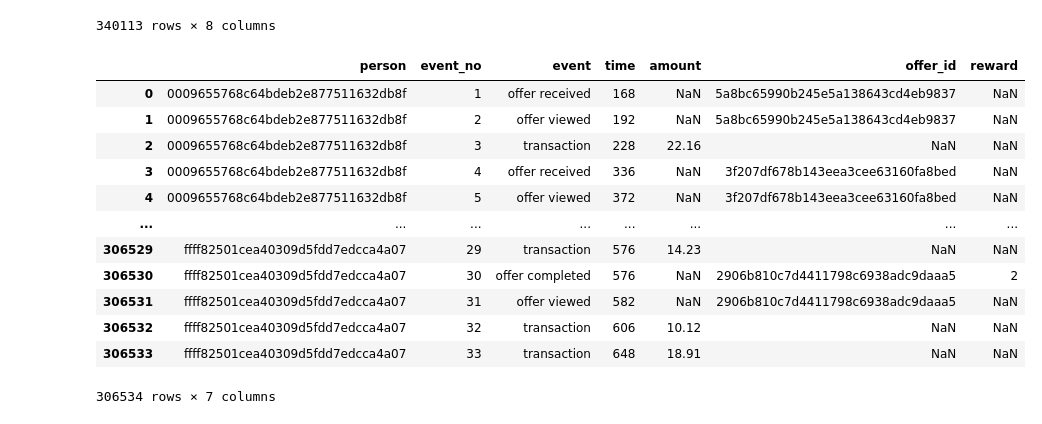
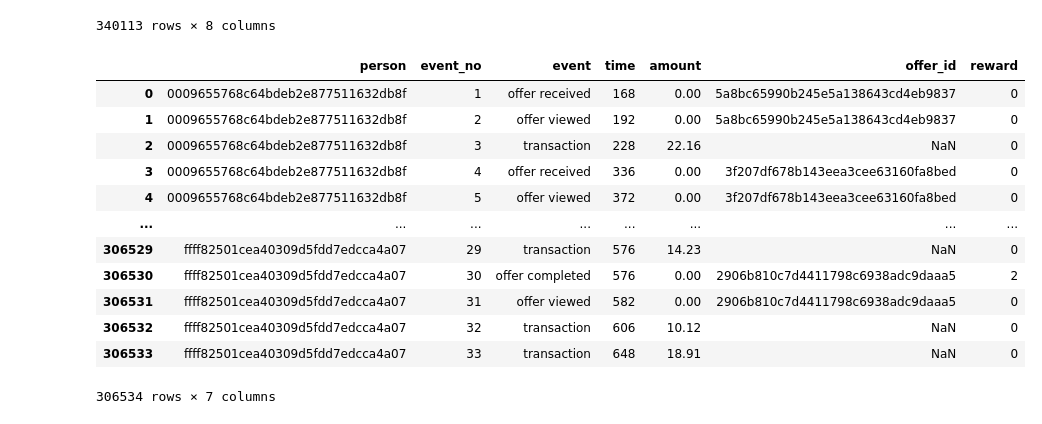
Before and after one commit to felipe-takaoka/starbucks-capstone, a Jupyter notebook: Starbucks_Capstone_notebook.ipynb, the cells around one changed output. Saved outputs shown, nothing was run; the diff lists cells and outputs as text; code cells hidden in the pictures.

```diff
--- a/Starbucks_Capstone_notebook.ipynb
+++ b/Starbucks_Capstone_notebook.ipynb
@@ -199,28 +199,36 @@ transcript_temp
 # %%
 # Pivot
 transcript_df = transcript_temp.pivot(
         index=["person", "event_no", "event", "time"],
         columns="k",
         values="v"
     )
 
-# Reset index and coalesce multiple definitions of offer id
+# Reset index
 transcript_df = transcript_df.reset_index()
 transcript_df.columns.name = None
+
+# Clean up values
 transcript_df["offer_id"] = transcript_df["offer_id"].combine_first(transcript_df["offer id"])
 transcript_df = transcript_df.drop(columns="offer id")
+transcript_df["amount"] = pd.to_numeric(transcript_df["amount"])
+
+# Fill amount and reward with 0 when nan for ease of manipulation
+transcript_df["amount"] = transcript_df["amount"].fillna(0)
+transcript_df["reward"] = transcript_df["reward"].fillna(0)
+
 transcript_df
 # %% [output]
 |  | person | event_no | event | time | amount | offer_id | reward |
-| 0 | 0009655768c64bdeb2e877511632db8f | 1 | offer received | 168 | NaN | 5a8bc65990b245e5a138643cd4eb9837 | NaN |
-| 1 | 0009655768c64bdeb2e877511632db8f | 2 | offer viewed | 192 | NaN | 5a8bc65990b245e5a138643cd4eb9837 | NaN |
-| 2 | 0009655768c64bdeb2e877511632db8f | 3 | transaction | 228 | 22.16 | NaN | NaN |
-| 3 | 0009655768c64bdeb2e877511632db8f | 4 | offer received | 336 | NaN | 3f207df678b143eea3cee63160fa8bed | NaN |
-| 4 | 0009655768c64bdeb2e877511632db8f | 5 | offer viewed | 372 | NaN | 3f207df678b143eea3cee63160fa8bed | NaN |
+| 0 | 0009655768c64bdeb2e877511632db8f | 1 | offer received | 168 | 0.00 | 5a8bc65990b245e5a138643cd4eb9837 | 0 |
+| 1 | 0009655768c64bdeb2e877511632db8f | 2 | offer viewed | 192 | 0.00 | 5a8bc65990b245e5a138643cd4eb9837 | 0 |
+| 2 | 0009655768c64bdeb2e877511632db8f | 3 | transaction | 228 | 22.16 | NaN | 0 |
+| 3 | 0009655768c64bdeb2e877511632db8f | 4 | offer received | 336 | 0.00 | 3f207df678b143eea3cee63160fa8bed | 0 |
+| 4 | 0009655768c64bdeb2e877511632db8f | 5 | offer viewed | 372 | 0.00 | 3f207df678b143eea3cee63160fa8bed | 0 |
 | ... | ... | ... | ... | ... | ... | ... | ... |
-| 306529 | ffff82501cea40309d5fdd7edcca4a07 | 29 | transaction | 576 | 14.23 | NaN | NaN |
-| 306530 | ffff82501cea40309d5fdd7edcca4a07 | 30 | offer completed | 576 | NaN | 2906b810c7d4411798c6938adc9daaa5 | 2 |
-| 306531 | ffff82501cea40309d5fdd7edcca4a07 | 31 | offer viewed | 582 | NaN | 2906b810c7d4411798c6938adc9daaa5 | NaN |
-| 306532 | ffff82501cea40309d5fdd7edcca4a07 | 32 | transaction | 606 | 10.12 | NaN | NaN |
-| 306533 | ffff82501cea40309d5fdd7edcca4a07 | 33 | transaction | 648 | 18.91 | NaN | NaN |
+| 306529 | ffff82501cea40309d5fdd7edcca4a07 | 29 | transaction | 576 | 14.23 | NaN | 0 |
+| 306530 | ffff82501cea40309d5fdd7edcca4a07 | 30 | offer completed | 576 | 0.00 | 2906b810c7d4411798c6938adc9daaa5 | 2 |
+| 306531 | ffff82501cea40309d5fdd7edcca4a07 | 31 | offer viewed | 582 | 0.00 | 2906b810c7d4411798c6938adc9daaa5 | 0 |
+| 306532 | ffff82501cea40309d5fdd7edcca4a07 | 32 | transaction | 606 | 10.12 | NaN | 0 |
+| 306533 | ffff82501cea40309d5fdd7edcca4a07 | 33 | transaction | 648 | 18.91 | NaN | 0 |
 306534 rows × 7 columns
```
Also changed, not shown: parts of 5 cells of this notebook.
